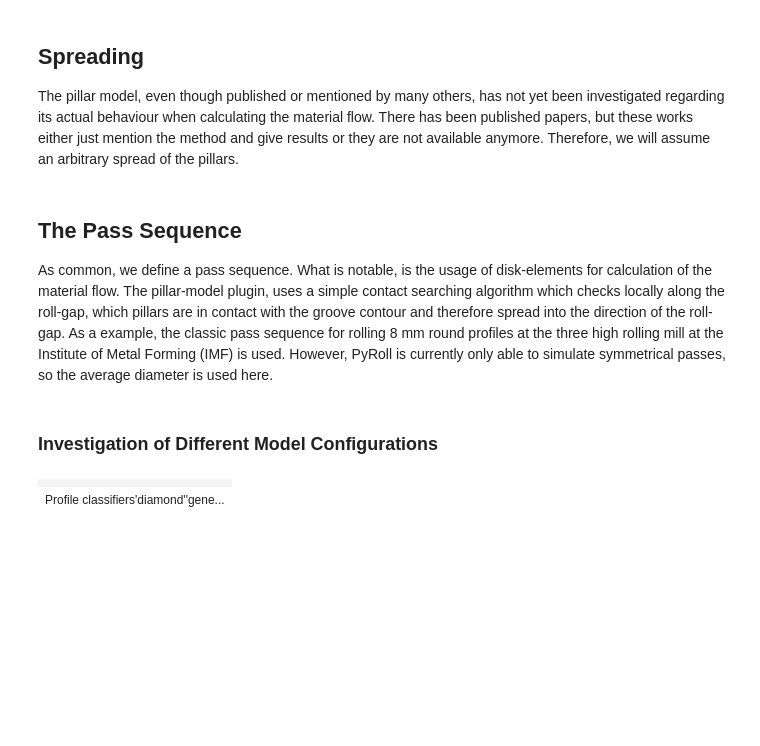
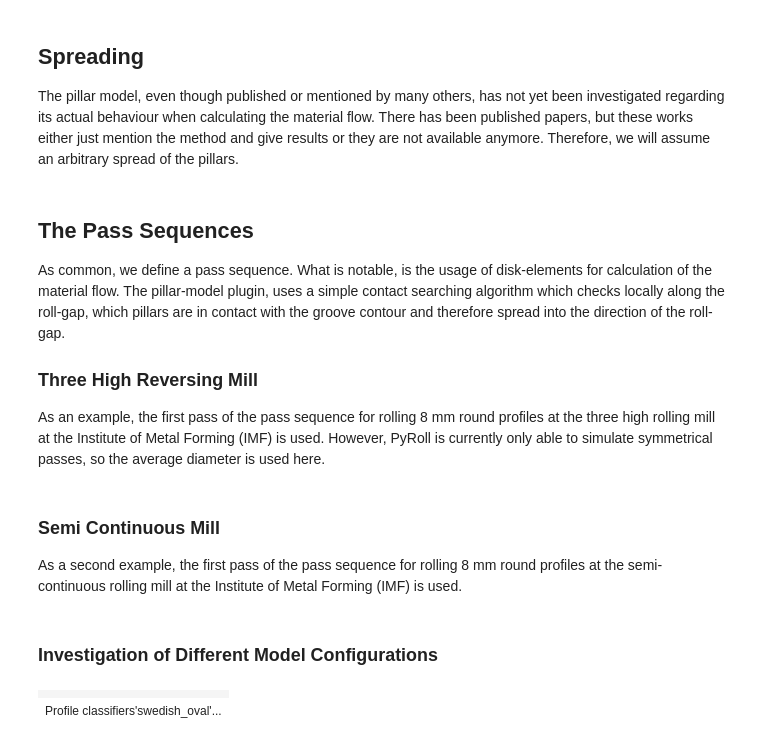
Before and after one commit to pyroll-project/pyroll-examples, a Jupyter notebook: pillar_model_intro.ipynb, the cells around one changed output. Drawn from its saved outputs; the diff is of its cells as text; code cells hidden in the pictures; blank space fills up the shorter version.

```diff
--- a/pillar_model_intro.ipynb
+++ b/pillar_model_intro.ipynb
@@ -30,7 +31,7 @@ Let's define a profile and check the influence of these values.
 pyroll.pillar_model.Config.PILLAR_TYPE = "EQUIDISTANT"
 pyroll.pillar_model.Config.PILLAR_COUNT = 10
 # %%
-in_profile_equidistant_pillars = pr.Profile.square(
+three_high_in_profile_equidistant_pillars = pr.Profile.square(
     side=45e-3,
     corner_radius=3e-3,
     temperature=1100 + 273.15,
@@ -40,8 +41,19 @@ in_profile_equidistant_pillars = pr.Profile.square(
     specific_heat_capacity=690,
     flow_stress=100e6
 )
-in_profile_equidistant_pillars.pillar_areas
+three_high_in_profile_equidistant_pillars.pillar_areas
 # %% [output]
 array([1.96834313e-04, 1.84114160e-04, 1.63394758e-04, 1.42675357e-04,
        1.21955956e-04, 1.01236554e-04, 8.05171529e-05, 5.97977516e-05,
        3.90783502e-05, 1.83589488e-05])
+# %%
+continuous_mill_in_profile_equidistant_pillars = pr.Profile.round(
+    radius=24e-3,
+    temperature=1200 + 273.15,
+    strain=0,
+    material=["C45", "steel"],
+    density=7.5e3,
+    specific_heat_capacity=690,
+    flow_stress=100e6
+)
+continuous_mill_in_profile_equidistant_pillars.pillar_areas
@@ -91,10 +139,14 @@ Therefore, we will assume an arbitrary spread of the pillars.
 def pillar_spreads(self: RollPass.DiskElement):
     return self.pillar_draughts ** -0.5
 # %% [markdown]
-## The Pass Sequence
+## The Pass Sequences
 As common, we define a pass sequence. What is notable, is the usage of disk-elements for calculation of the material flow.
 The pillar-model plugin, uses a simple contact searching algorithm which checks locally along the roll-gap, which pillars are in contact with the groove contour and therefore spread into the direction of the roll-gap.
-As a example, the classic pass sequence for rolling 8 mm round profiles at the three high rolling mill at the Institute of Metal Forming (IMF) is used. However, PyRoll is currently only able to simulate symmetrical passes, so the average diameter is used here.
+
+### Three High Reversing Mill
+
+As an example, the first pass of the pass sequence for rolling 8 mm round profiles at the three high rolling mill at the Institute of Metal Forming (IMF) is used.
+However, PyRoll is currently only able to simulate symmetrical passes, so the average diameter is used here.
 # %%
 mean_roll_radius_1_lower = (324e-3 + 320e-3) / 2 / 2
 # %%
@@ -102,18 +172,23 @@ DISK_ELEMENT_COUNT = 30
+# %% [markdown]
+### Semi Continuous Mill
+
+As a second example, the first pass of the pass sequence for rolling 8 mm round profiles at the semi-continuous rolling mill at the Institute of Metal Forming (IMF) is used.
 # %%
-sequence = pr.PassSequence([
+continuous_mill_sequence = pr.PassSequence([
     pr.RollPass(
-        label="Raute I",
+        label="K 02/001 - 1",
         roll=pr.Roll(
-            groove=pr.DiamondGroove(
-                usable_width=76.55e-3,
-                tip_depth=22.1e-3,
-                r1=12e-3,
-                r2=8e-3
+            groove=pr.SwedishOvalGroove(
+                r1=6e-3,
+                r2=26e-3,
+                ground_width=38e-3,
+                usable_width=60e-3,
+                depth=7.25e-3
             ),
-            nominal_radius=mean_roll_radius_1_lower,
+            nominal_radius=321e-3 / 2,
+            rotational_frequency=0.99,
         ),
-        velocity=1,
-        gap=3e-3,
+        gap=13.5e-3,
         disk_element_count=DISK_ELEMENT_COUNT
     )
 ])
@@ -122,12 +197,15 @@ sequence = pr.PassSequence([
 # %%
 pyroll.pillar_model.Config.PILLAR_TYPE = "EQUIDISTANT"
 pyroll.pillar_model.Config.PILLAR_COUNT = 30
 
-sequence_equidistant_pillars = copy(sequence)
-sequence_equidistant_pillars.solve(in_profile=in_profile_equidistant_pillars)
+three_high_sequence_equidistant_pillars = copy(three_high_sequence)
+three_high_sequence_equidistant_pillars.solve(in_profile=three_high_in_profile_equidistant_pillars)
+
+semi_continuous_sequence_equidistant_pillars = copy(continuous_mill_sequence)
+semi_continuous_sequence_equidistant_pillars.solve(in_profile=continuous_mill_in_profile_equidistant_pillars)
 # %% [output]
 |  |
-| Profile classifiers'diamond''gene... |
+| Profile classifiers'swedish_oval'... |
 # %%
 pyroll.pillar_model.Config.PILLAR_TYPE = "UNIFORM"
 pyroll.pillar_model.Config.PILLAR_COUNT = 30
```
Also changed, not shown: parts of 17 cells of this notebook.
